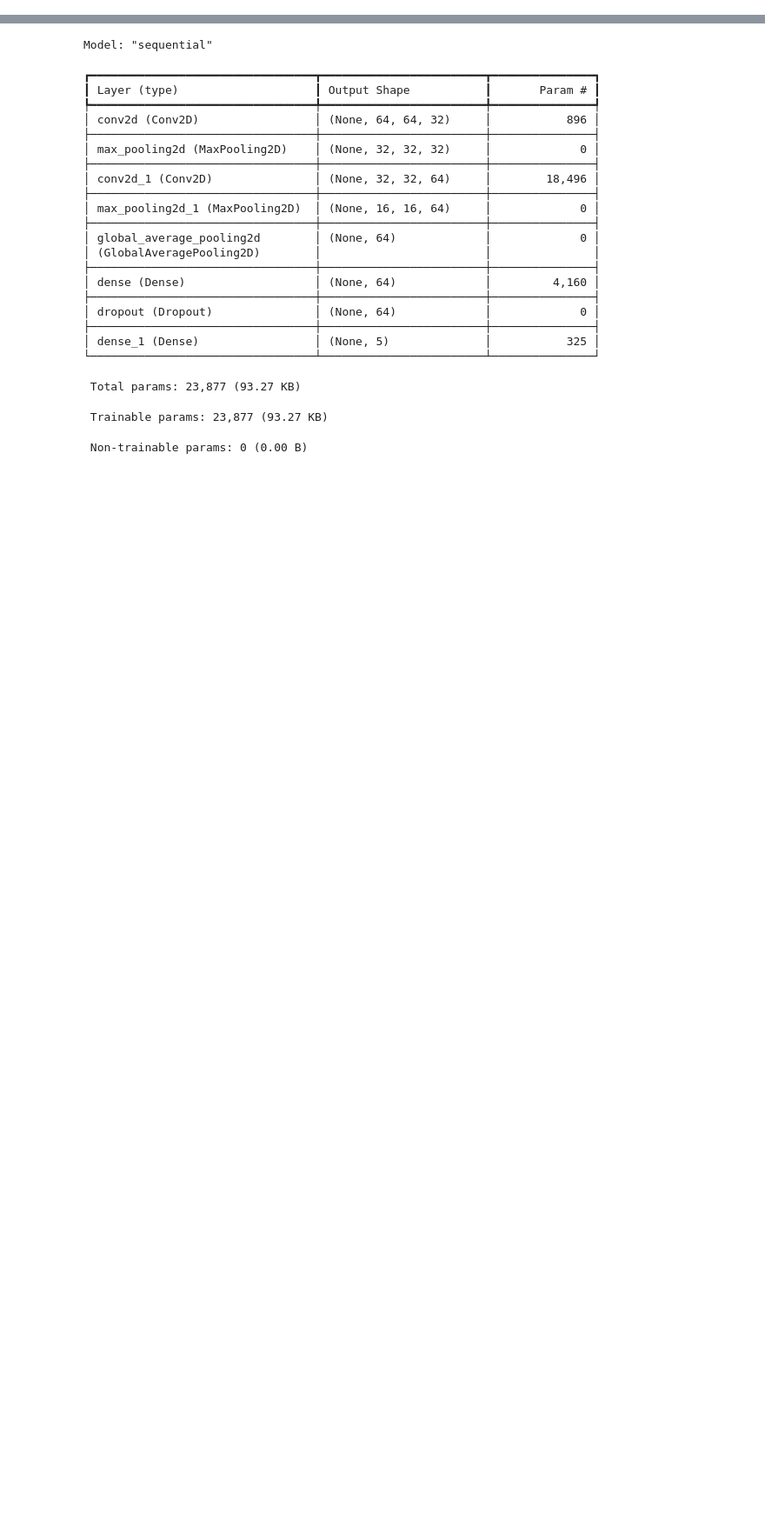
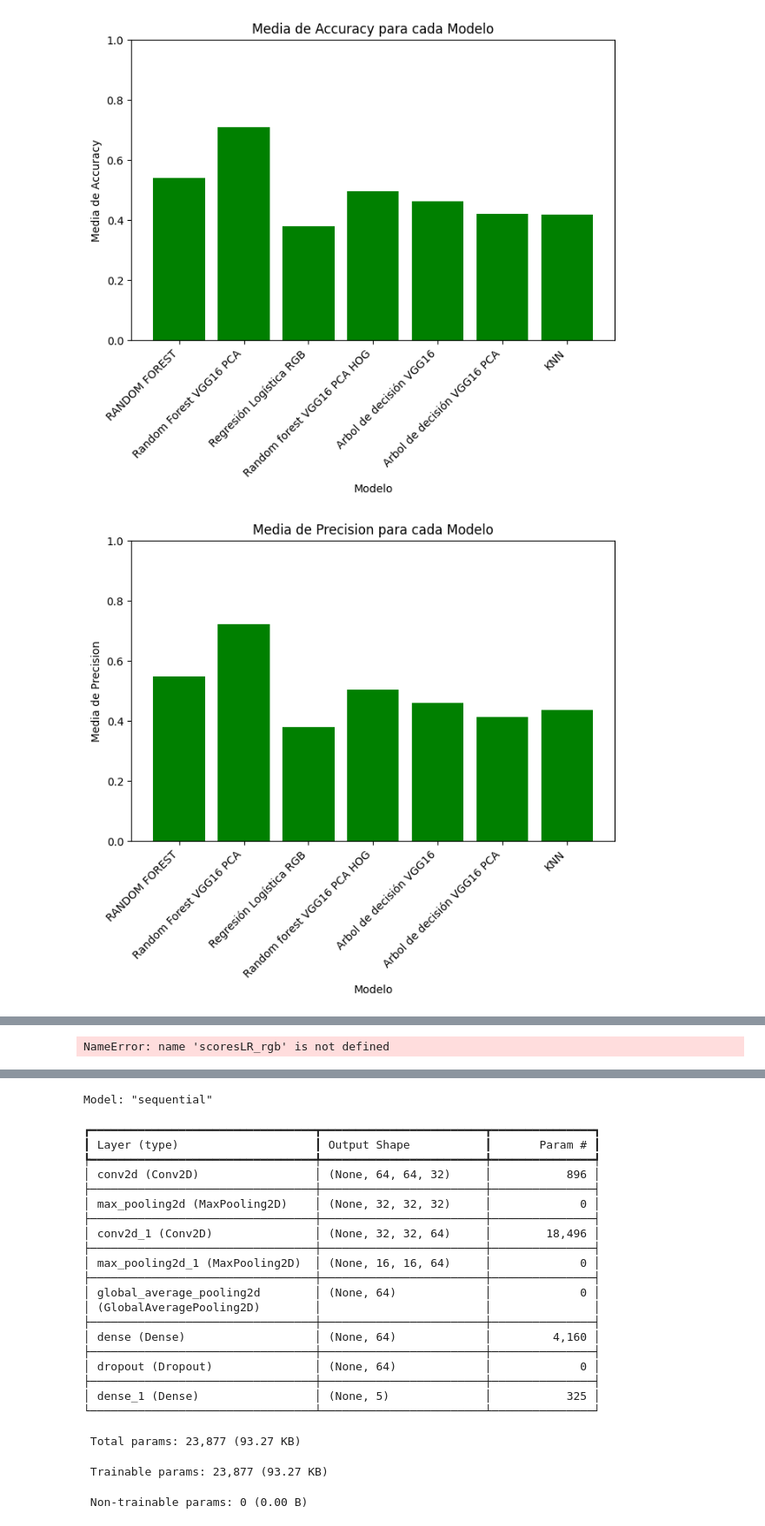
Before and after one commit to sabelayanez/clasificacion-supervisada, a Jupyter notebook: pruebas-finales.ipynb, the cells around one changed output, grey strips where cells are left out. Shown at 87% size. Cells and saved outputs as stored; diff of their text form; code cells hidden in the pictures; blank space fills up the shorter version.

```diff
--- a/pruebas-finales.ipynb
+++ b/pruebas-finales.ipynb
@@ -54,0 +80,31 @@ print(scoresLR_rgb)
+# %%
+import pandas as pd
+def graficar_metrics_desde_excel(file_path):
+    # Leer el archivo Excel
+    df = pd.read_excel(file_path, index_col=0)
+
+    expected_columns = ['accuracy', 'precision', 'recall', 'f1', 'roc_auc']
+    if not all(col in df.columns for col in expected_columns):
+        raise ValueError(f"El archivo debe contener las siguientes columnas: {expected_columns}")
+
+    # Extraer los modelos (que están en el índice)
+    modelos = df.index
+    metrics = ['accuracy', 'precision', 'recall', 'f1', 'roc_auc']
+
+
+    # Graficar la media de cada métrica para cada modelo
+    for metric in metrics:
+        plt.figure(figsize=(8, 5))
+        plt.bar(modelos, df[metric], color='g')
+        plt.title(f'Media de {metric.capitalize()} para cada Modelo')
+        plt.xlabel('Modelo')
+        plt.ylabel(f'Media de {metric.capitalize()}')
+        plt.ylim([0, 1])  # Asegurarse de que el rango de la métrica esté entre 0 y 1
+        plt.xticks(rotation=45, ha='right')
+        plt.show()
+
+
+graficar_metrics_desde_excel('results_cv.xlsx')
+# %% [output]
+[figure, added]
+[figure, added]
@@ -55,3 +114,7 @@ print(scoresLR_rgb)
+# %%
+save_excel_cv(scoresLR_rgb, "Regresión Logística RGB")
+# %% [output]
+NameError: name 'scoresLR_rgb' is not defined
 # %%
 ## si es regresión logística gray ##
 modelLR_gray, scoresLR_gray = regresion_logistica(X_train_gray, y_train_encoded)
```
Also changed, not shown: parts of 23 cells of this notebook, 6 other files.
